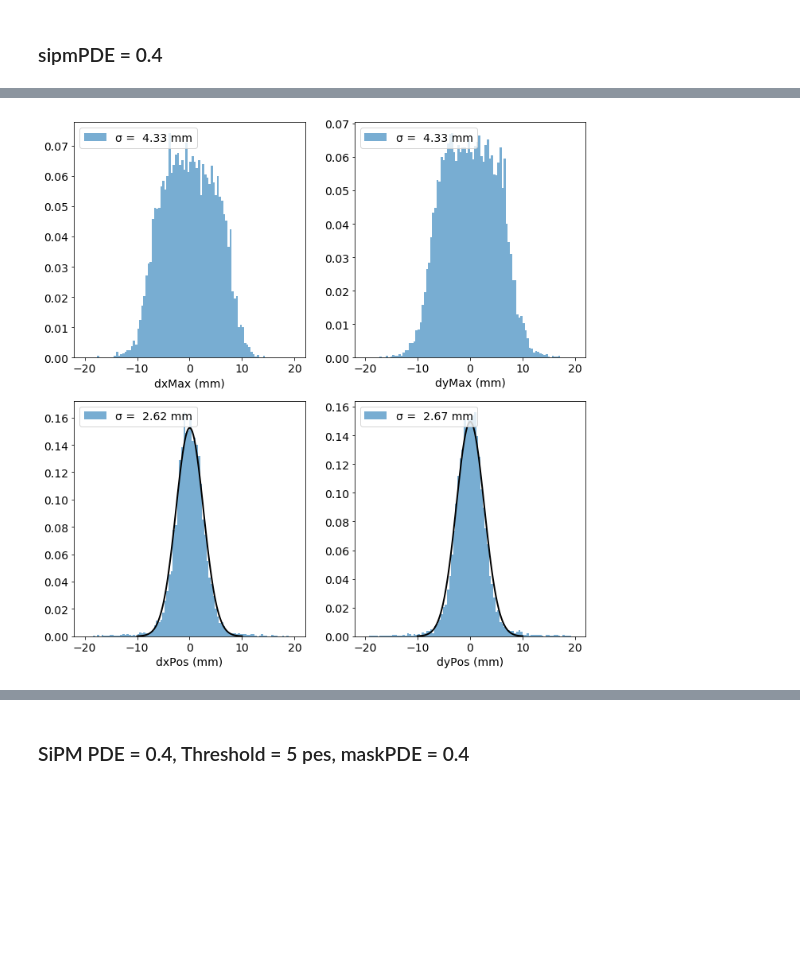
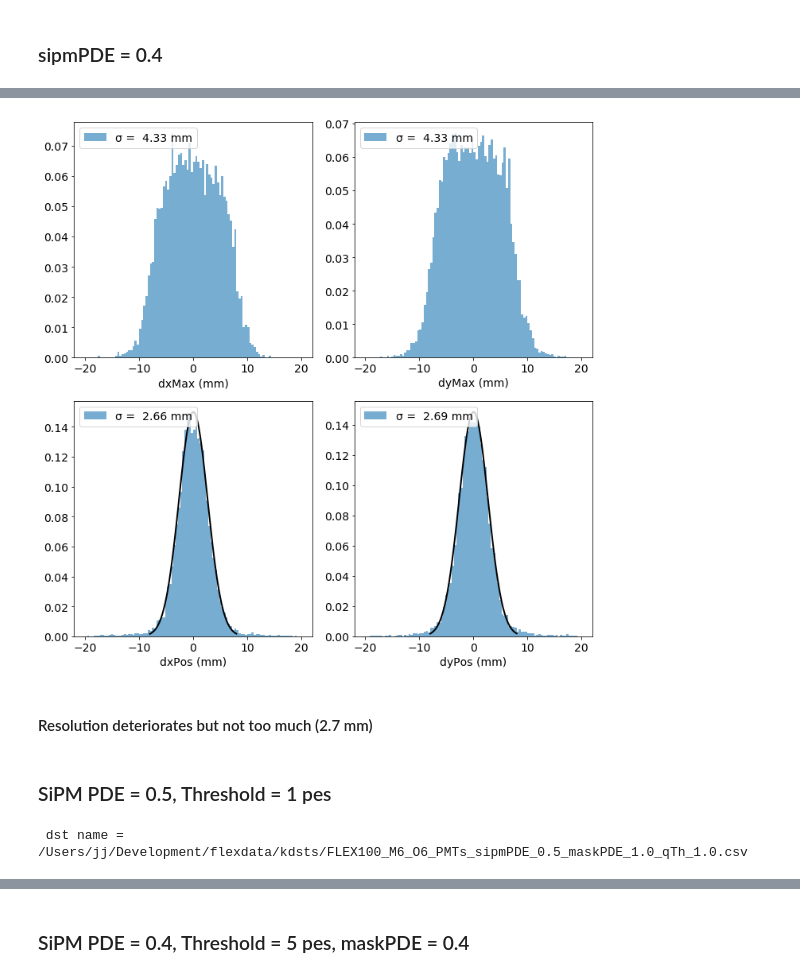
Before and after one commit to jjgomezcadenas/NextFlex, a Jupyter notebook: NB/kr_dst_pmts.ipynb, the cells around one changed output, grey strips where cells are left out. Drawn from its saved outputs; the diff is of its cells as text; code cells hidden in the pictures; blank space fills up the shorter version.

```diff
--- a/NB/kr_dst_pmts.ipynb
+++ b/NB/kr_dst_pmts.ipynb
@@ -212,3 +212,3 @@ print(f" dst name = {ofile}")
 # %%
-krdst = pd.read_csv(ofile)
+krdst2 = pd.read_csv(ofile)
 # %%
@@ -246,4 +246,18 @@ q_sipm(krdst,  bins=300, figsize=(14,6), alpha=0.6)
 # %%
-kr_point_resolution2(krdst, xlim=(-10,10), bins=100, figsize=(10,10))
+kr_point_resolution2(krdst2, xlim=(-8,8), bins=100, figsize=(10,10))
 # %% [output]
-[figure, old version]
+[figure, new version]
+# %% [markdown]
+#### Resolution deteriorates but not too much (2.7 mm)
+# %% [markdown]
+### SiPM PDE = 0.5, Threshold = 1 pes
+# %%
+setup = Setup(sipmPDE    = 0.5,
+              maskPDE    = 1.0,
+              qTh        = 1.0,
+              tpConfig   = "FLEX100_M6_O6")
+ofile_name = f"{setup.name}.csv"
+ofile = f"{ofile_path}/{ofile_name}"
+print(f" dst name = {ofile}")
+# %% [output]
+ dst name = /Users/jj/Development/flexdata/kdsts/FLEX100_M6_O6_PMTs_sipmPDE_0.5_maskPDE_1.0_qTh_1.0.csv
```
Also changed, not shown: parts of 119 cells of this notebook, 6 other files.
